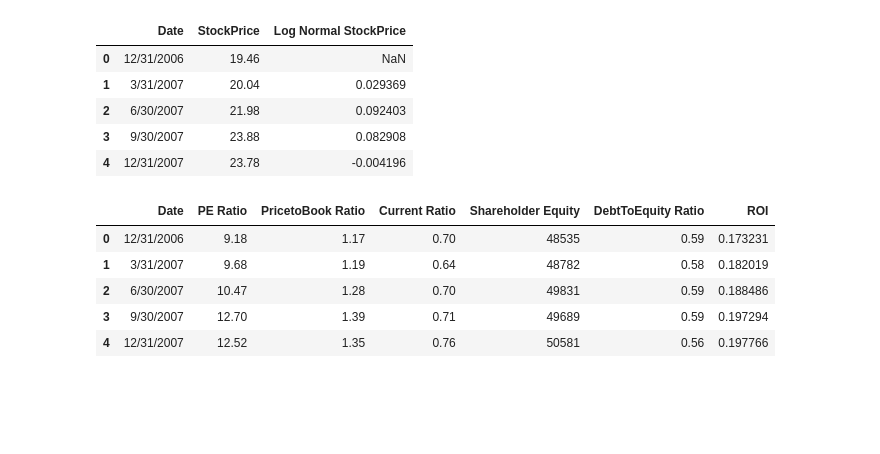
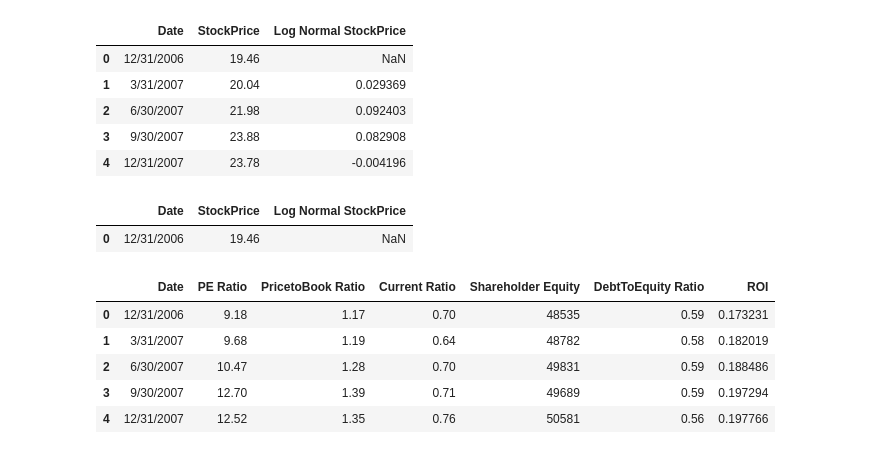
Before and after one commit to Montclair1/TelecomStockSelector, a Jupyter notebook: Verizon Financials PreProcessing.ipynb, the cells around one changed output. Drawn from its saved outputs; the diff is of its cells as text; code cells hidden in the pictures; blank space fills up the shorter version.

```diff
--- a/Verizon Financials PreProcessing.ipynb
+++ b/Verizon Financials PreProcessing.ipynb
@@ -44,5 +44,8 @@ data1norm.head()
 | 4 | 12/31/2007 | 23.78 | -0.004196 |
 # %%
 # check for all rows with null values eliminate at the end
-#nan = data1norm[data1norm.isnull().any(axis=1)]
-#nan
+nan = data1norm[data1norm.isnull().any(axis=1)]
+nan
+# %% [output]
+|  | Date | StockPrice | Log Normal StockPrice |
+| 0 | 12/31/2006 | 19.46 | NaN |
```
Also changed, not shown: parts of 8 cells of this notebook, 1 other file.
